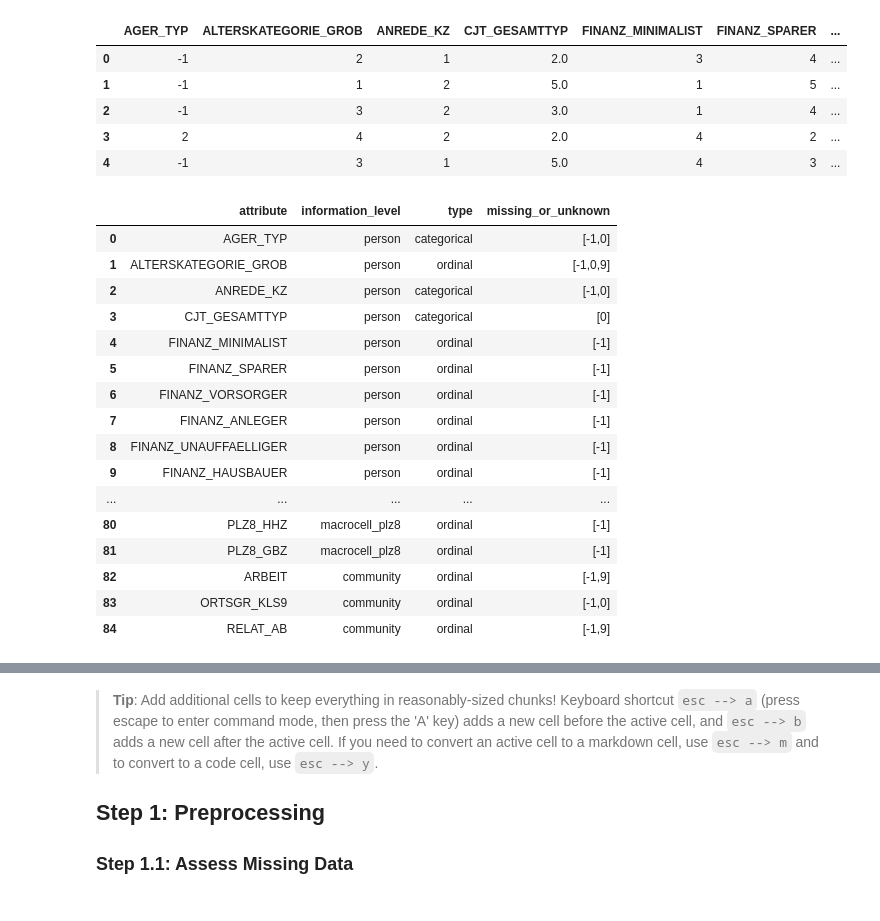
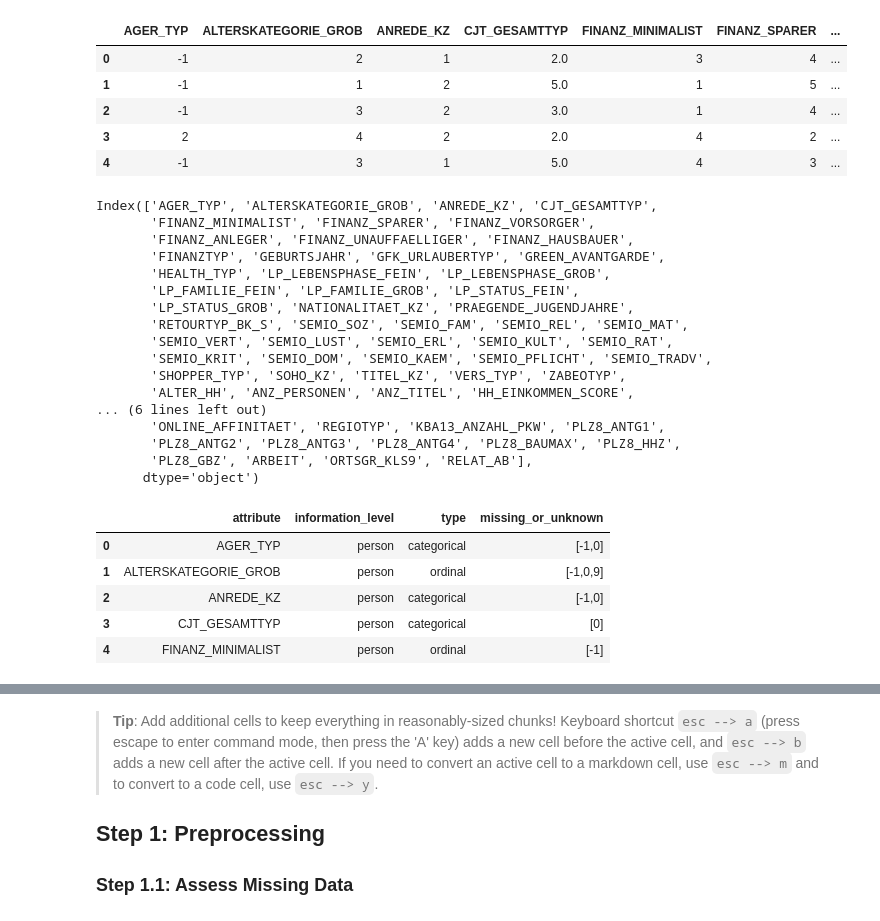
Before and after one commit to davidblackwelder/identify-customer-segments, a Jupyter notebook: Identify_Customer_Segments.ipynb, the cells around one changed output, grey strips where cells are left out. Saved outputs shown, nothing was run; the diff lists cells and outputs as text; code cells hidden in the pictures.

```diff
--- a/Identify_Customer_Segments.ipynb
+++ b/Identify_Customer_Segments.ipynb
@@ -69,23 +69,32 @@ azdias.head()
 | 2 | -1 | 3 | 2 | 3.0 | 1 | 4 | ... |
 | 3 | 2 | 4 | 2 | 2.0 | 4 | 2 | ... |
 | 4 | -1 | 3 | 1 | 5.0 | 4 | 3 | ... |
+# %%
+azdias.columns
+# %% [output]
+Index(['AGER_TYP', 'ALTERSKATEGORIE_GROB', 'ANREDE_KZ', 'CJT_GESAMTTYP',
+       'FINANZ_MINIMALIST', 'FINANZ_SPARER', 'FINANZ_VORSORGER',
+       'FINANZ_ANLEGER', 'FINANZ_UNAUFFAELLIGER', 'FINANZ_HAUSBAUER',
+       'FINANZTYP', 'GEBURTSJAHR', 'GFK_URLAUBERTYP', 'GREEN_AVANTGARDE',
+       'HEALTH_TYP', 'LP_LEBENSPHASE_FEIN', 'LP_LEBENSPHASE_GROB',
+       'LP_FAMILIE_FEIN', 'LP_FAMILIE_GROB', 'LP_STATUS_FEIN',
+       'LP_STATUS_GROB', 'NATIONALITAET_KZ', 'PRAEGENDE_JUGENDJAHRE',
+       'RETOURTYP_BK_S', 'SEMIO_SOZ', 'SEMIO_FAM', 'SEMIO_REL', 'SEMIO_MAT',
+       'SEMIO_VERT', 'SEMIO_LUST', 'SEMIO_ERL', 'SEMIO_KULT', 'SEMIO_RAT',
+       'SEMIO_KRIT', 'SEMIO_DOM', 'SEMIO_KAEM', 'SEMIO_PFLICHT', 'SEMIO_TRADV',
+       'SHOPPER_TYP', 'SOHO_KZ', 'TITEL_KZ', 'VERS_TYP', 'ZABEOTYP',
+       'ALTER_HH', 'ANZ_PERSONEN', 'ANZ_TITEL', 'HH_EINKOMMEN_SCORE',
+... (6 lines left out)
+       'ONLINE_AFFINITAET', 'REGIOTYP', 'KBA13_ANZAHL_PKW', 'PLZ8_ANTG1',
+       'PLZ8_ANTG2', 'PLZ8_ANTG3', 'PLZ8_ANTG4', 'PLZ8_BAUMAX', 'PLZ8_HHZ',
+       'PLZ8_GBZ', 'ARBEIT', 'ORTSGR_KLS9', 'RELAT_AB'],
+      dtype='object')
 # %%
-feat_info
+feat_info.head()
 # %% [output]
 |  | attribute | information_level | type | missing_or_unknown |
 | 0 | AGER_TYP | person | categorical | [-1,0] |
 | 1 | ALTERSKATEGORIE_GROB | person | ordinal | [-1,0,9] |
 | 2 | ANREDE_KZ | person | categorical | [-1,0] |
 | 3 | CJT_GESAMTTYP | person | categorical | [0] |
 | 4 | FINANZ_MINIMALIST | person | ordinal | [-1] |
-| 5 | FINANZ_SPARER | person | ordinal | [-1] |
-| 6 | FINANZ_VORSORGER | person | ordinal | [-1] |
-| 7 | FINANZ_ANLEGER | person | ordinal | [-1] |
-| 8 | FINANZ_UNAUFFAELLIGER | person | ordinal | [-1] |
-| 9 | FINANZ_HAUSBAUER | person | ordinal | [-1] |
-| ... | ... | ... | ... | ... |
-| 80 | PLZ8_HHZ | macrocell_plz8 | ordinal | [-1] |
-| 81 | PLZ8_GBZ | macrocell_plz8 | ordinal | [-1] |
-| 82 | ARBEIT | community | ordinal | [-1,9] |
-| 83 | ORTSGR_KLS9 | community | ordinal | [-1,0] |
-| 84 | RELAT_AB | community | ordinal | [-1,9] |
```
Also changed, not shown: parts of 7 cells of this notebook.
